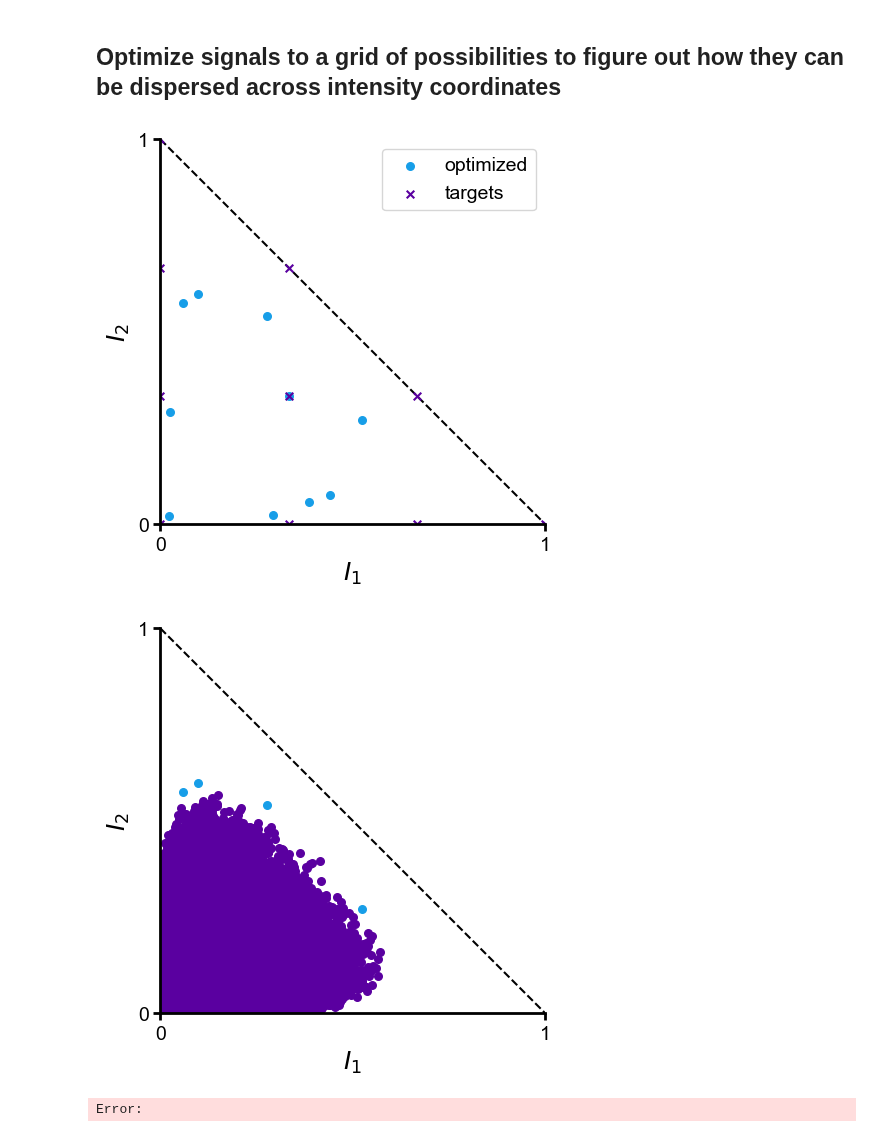
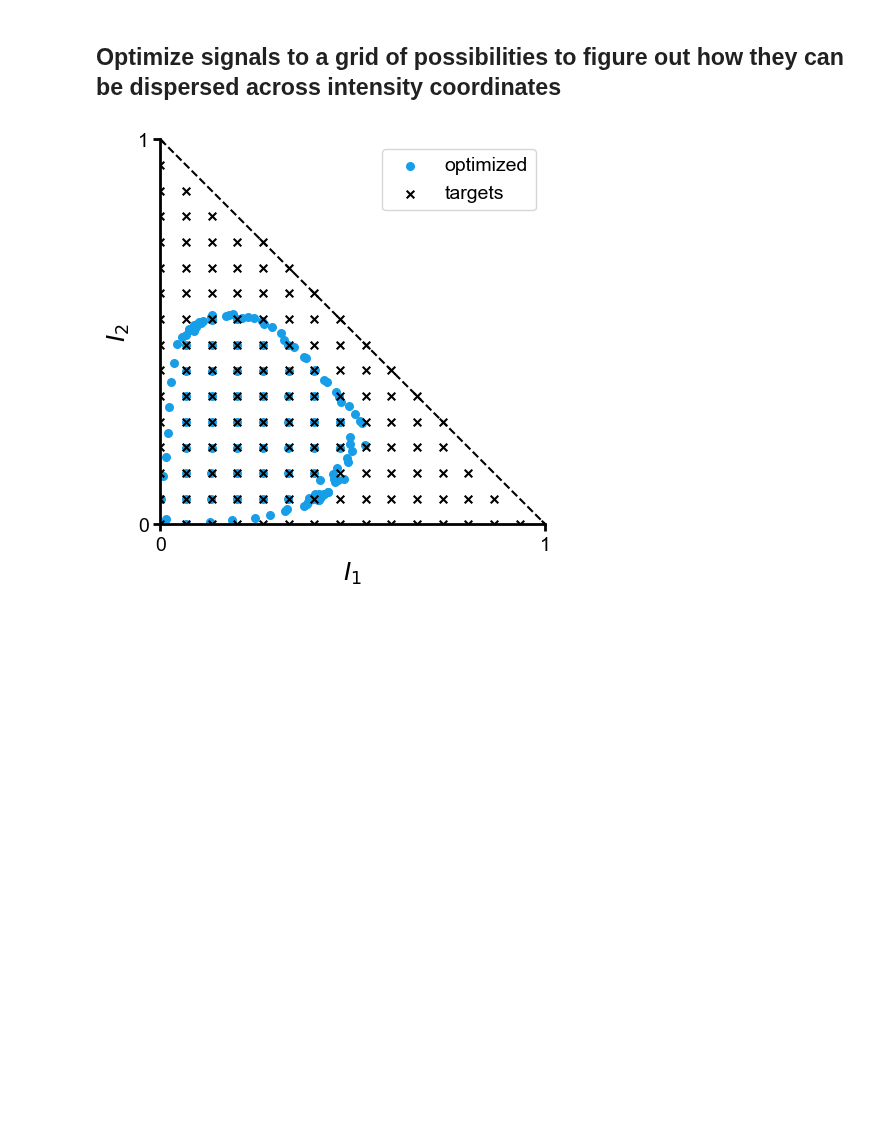
Before and after one commit to Waller-Lab/EncodingInformation, a Jupyter notebook: 1d_simulations/bandlimited_signal_space.ipynb, the cells around one changed output. Cells and saved outputs as stored; diff of their text form; code cells hidden in the pictures; blank space fills up the shorter version.

```diff
--- a/1d_simulations/bandlimited_signal_space.ipynb
+++ b/1d_simulations/bandlimited_signal_space.ipynb
@@ -55,8 +60,8 @@ nonnegative number of signals 6387
 
 original_signal = bandlimited_nonnegative_signal(random_unnormalized_signal())
 target_signal = onp.zeros_like(original_signal)
-target_signal[sampling_indices[0]] = 0.9
-target_signal[sampling_indices[1]] = 0.1
+target_signal[sampling_indices[0]] = 0.5
+target_signal[sampling_indices[1]] = 0.5
 target_signal = np.array(target_signal)
 
 # optimize signal values directly
@@ -68,7 +73,7 @@ target_signal = np.array(target_signal)
 
 
 optimized_params = run_optimzation(make_real_imag_loss_fn(target_signal, indices=sampling_indices), real_imag_bandlimit_energy_norm_prox_fn,
-                np.concatenate(real_imag_params_from_signal(original_signal)), learning_rate=1e-2, verbose=True)
+                np.concatenate(real_imag_params_from_signal(original_signal)), learning_rate=1e-3, verbose=True)
 real, imag = optimized_params[:NUM_NYQUIST_SAMPLES // 2 + 1], optimized_params[NUM_NYQUIST_SAMPLES // 2 + 1:]
 optimized_signal = signal_from_real_imag_params(real, imag)
 
@@ -104,35 +109,25 @@ initial loss 0.47767872
 # %% [markdown]
 ## Optimize signals to a grid of possibilities to figure out how they can be dispersed across intensity coordinates
 # %%
-target_signals = make_intensity_coordinate_sampling_grid(sampling_indices, sample_n=14)
-original_signal = bandlimited_nonnegative_signal(random_unnormalized_signal())
+target_signals = make_intensity_coordinate_sampling_grid(sampling_indices, sample_n=16)
+# original_signal = bandlimited_nonnegative_signal(random_unnormalized_signal())
+# original_signal = generate_concentrated_signal(sampling_indices)
 
+original_signal = np.ones_like(target_signals[0]) / target_signals[0].size
 optimized_signals = []
 for target_signal in tqdm(target_signals):
     optimized_params = run_optimzation(make_real_imag_loss_fn(target_signal, indices=sampling_indices), real_imag_bandlimit_energy_norm_prox_fn,
                     np.concatenate(real_imag_params_from_signal(original_signal)), learning_rate=1e-3, verbose=False)
     optimized_signals.append(signal_from_real_imag_params(*param_vector_to_real_imag(optimized_params)))
 optimized_signals = np.array(optimized_signals)
 
 
 # make plots
 fig, ax = plt.subplots(1, 1, figsize=(5,5))
+# plot_in_intensity_coordinates(ax, original_signal, label='initialization')
 plot_in_intensity_coordinates(ax, optimized_signals, label='optimized')
-plot_in_intensity_coordinates(ax, target_signals, marker='x', label='targets')
+plot_in_intensity_coordinates(ax, target_signals, marker='x', label='targets', color='k')
 ax.legend()
 fig.savefig('/home/hpinkard_waller/figures/1d_signals/' + 'optmized_bandlimited_signals' + '.pdf', transparent=True)
-
-# compare to some random samples
-fig, ax = plt.subplots(1, 1, figsize=(5,5))
-plot_in_intensity_coordinates(ax, optimized_signals, label='optimized')
-
-signals = onp.random.dirichlet(NUM_NYQUIST_SAMPLES * [1], size=num_signals)
-mask = check_if_nonnegative(signals)
-signals = signals[mask]
-
-# plot_in_intensity_coordinates(ax[1], rejected_signals, markersize=1)
-plot_in_intensity_coordinates(ax, signals)
 # %% [output]
-[figure, old version]
+[figure, new version]
-[figure, removed]
-Error:
```
Also changed, not shown: parts of 6 cells of this notebook, 11 other files.
